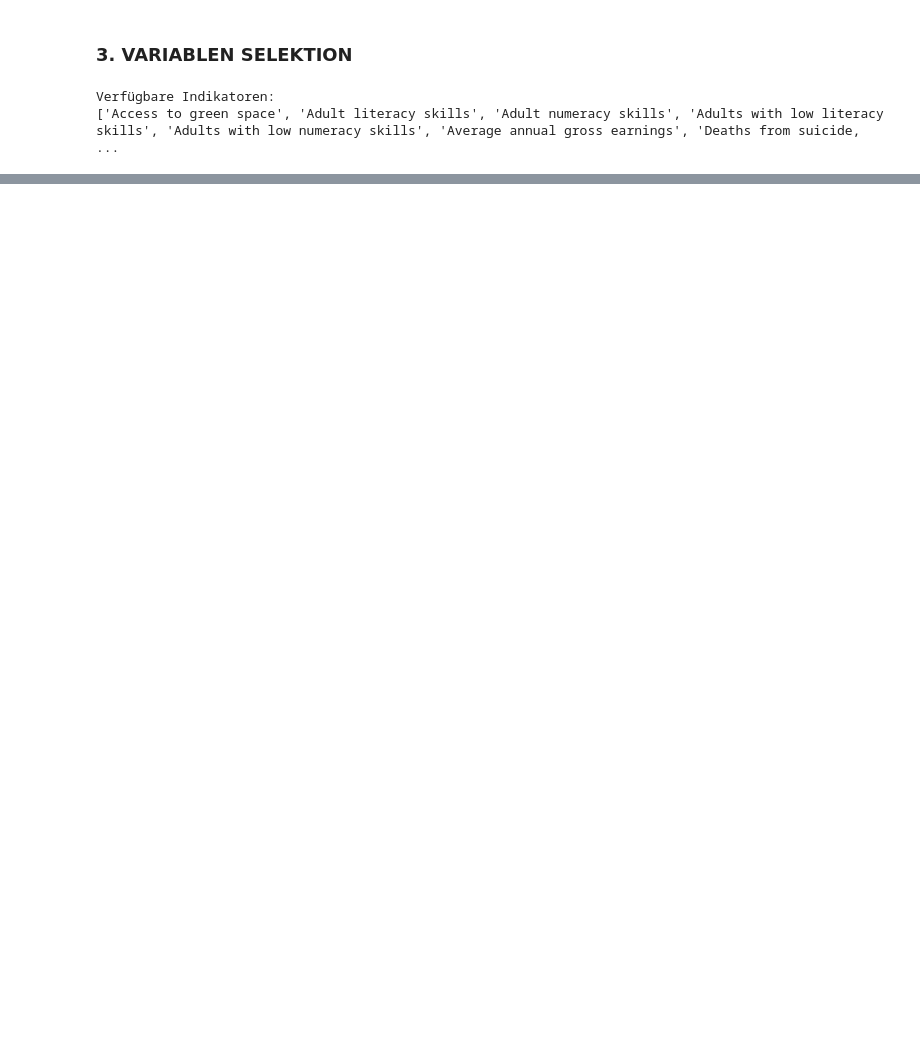
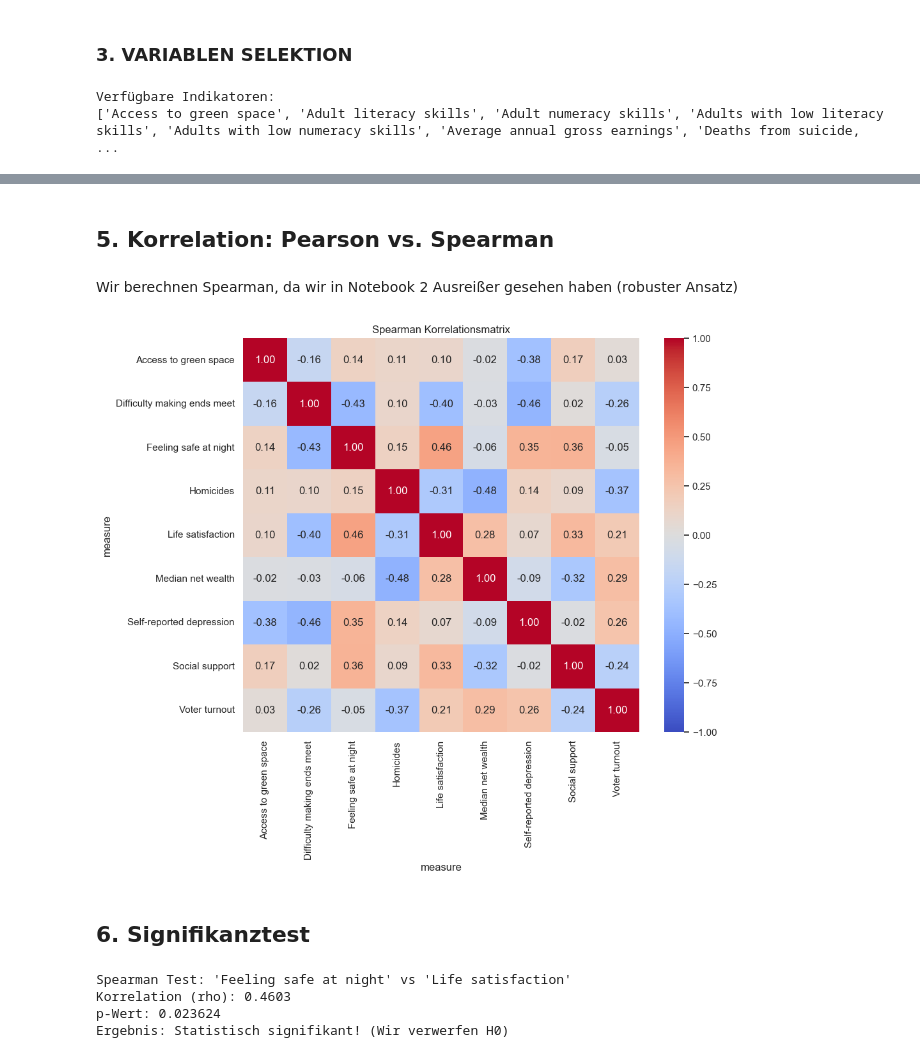
Before and after one commit to flurinasophie/Statistik_Projekt_OECDWellBeing, a Jupyter notebook: notebooks/03_Correlation_and_Relationships.ipynb, the cells around one changed output, grey strips where cells are left out. Cells and saved outputs as stored; diff of their text form; code cells hidden in the pictures; blank space fills up the shorter version.

```diff
--- a/notebooks/03_Correlation_and_Relationships.ipynb
+++ b/notebooks/03_Correlation_and_Relationships.ipynb
@@ -155,0 +147,15 @@ y_val = target_var
+# %% [markdown]
+## 5. Korrelation: Pearson vs. Spearman
+# %% [markdown]
+Wir berechnen Spearman, da wir in Notebook 2 Ausreißer gesehen haben (robuster Ansatz)
+# %%
+corr_matrix = df_corr.corr(method='spearman')
+
+plt.figure(figsize=(10, 8))
+sns.heatmap(corr_matrix, annot=True, cmap='coolwarm', vmin=-1, vmax=1, fmt=".2f")
+plt.title("Spearman Korrelationsmatrix")
+plt.show()
+# %% [output]
+[figure, added]
+# %% [markdown]
+## 6. Signifikanztest
@@ -155,0 +165,17 @@ y_val = target_var
+# %%
+if v2 in df_corr.columns:
+    corr, p_val = stats.spearmanr(df_corr[v1], df_corr[v2])
+
+    print(f"Spearman Test: '{v1}' vs '{v2}'")
+    print(f"Korrelation (rho): {corr:.4f}")
+    print(f"p-Wert: {p_val:.6f}")
+
+    if p_val < 0.05:
+        print("Ergebnis: Statistisch signifikant! (Wir verwerfen H0)")
+    else:
+        print("Ergebnis: Nicht signifikant.")
+# %% [output]
+Spearman Test: 'Feeling safe at night' vs 'Life satisfaction'
+Korrelation (rho): 0.4603
+p-Wert: 0.023624
+Ergebnis: Statistisch signifikant! (Wir verwerfen H0)
```
Also changed, not shown: parts of 18 cells of this notebook, 4 other files.
